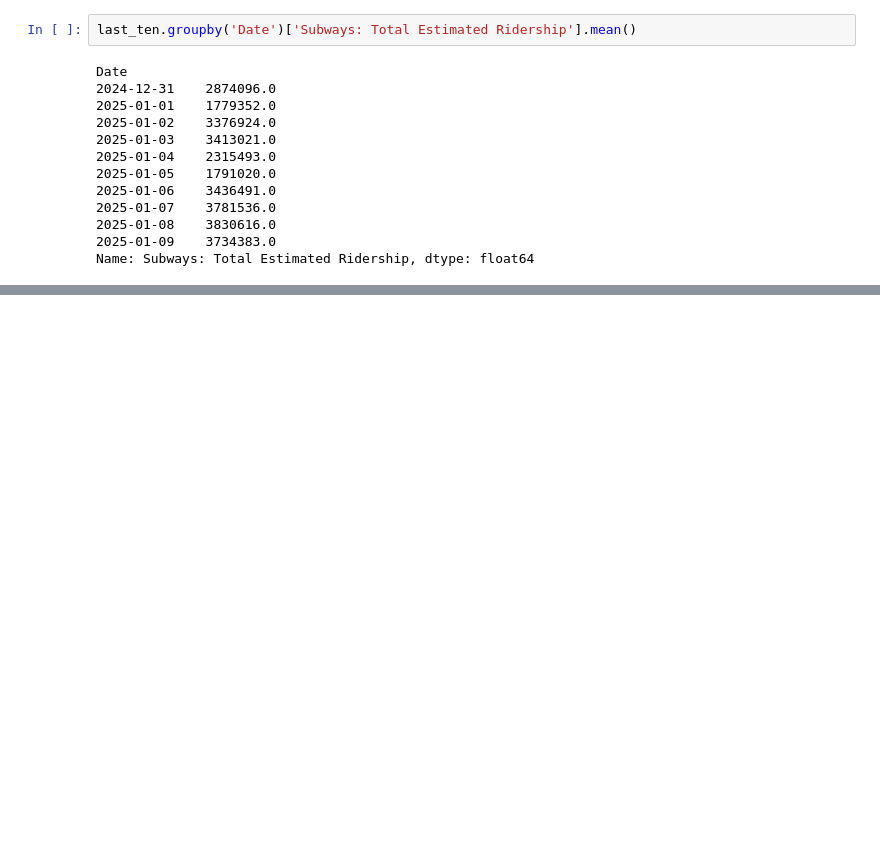
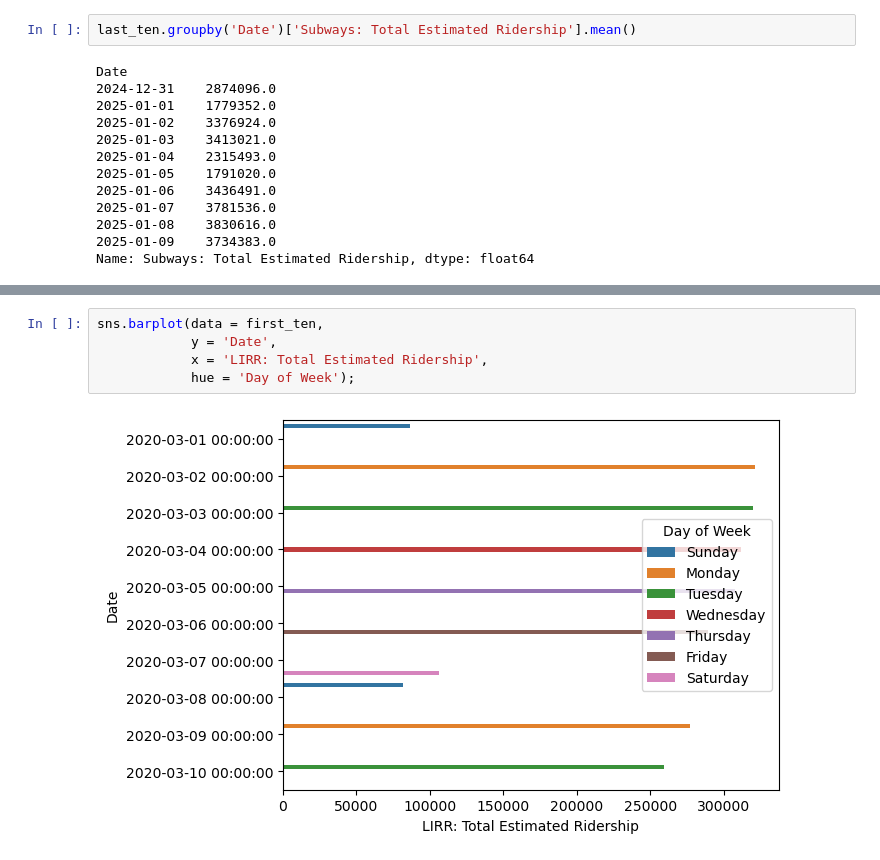
Before and after one commit to alishanstyles/MTA-Daily-Ridership, a Jupyter notebook: Untitled.ipynb, the cells around one changed output, grey strips where cells are left out. Saved outputs shown, nothing was run; the diff lists cells and outputs as text; blank space fills up the shorter version.

```diff
--- a/Untitled.ipynb
+++ b/Untitled.ipynb
@@ -405,0 +508,7 @@ Name: Subways: Total Estimated Ridership, dtype: float64
+# %%
+sns.barplot(data = first_ten,
+            y = 'Date',
+            x = 'LIRR: Total Estimated Ridership',
+            hue = 'Day of Week');
+# %% [output]
+[figure, added]
```
Also changed, not shown: parts of 21 cells of this notebook.
